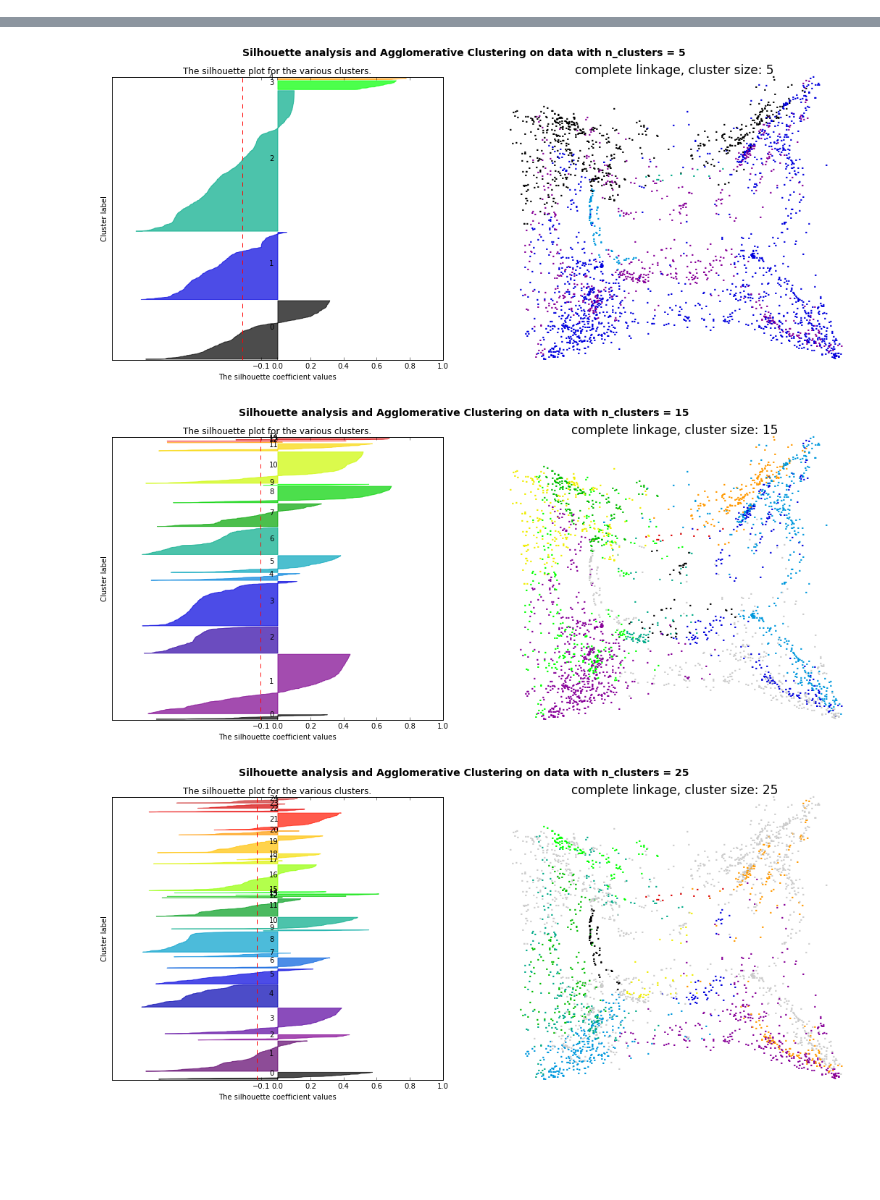
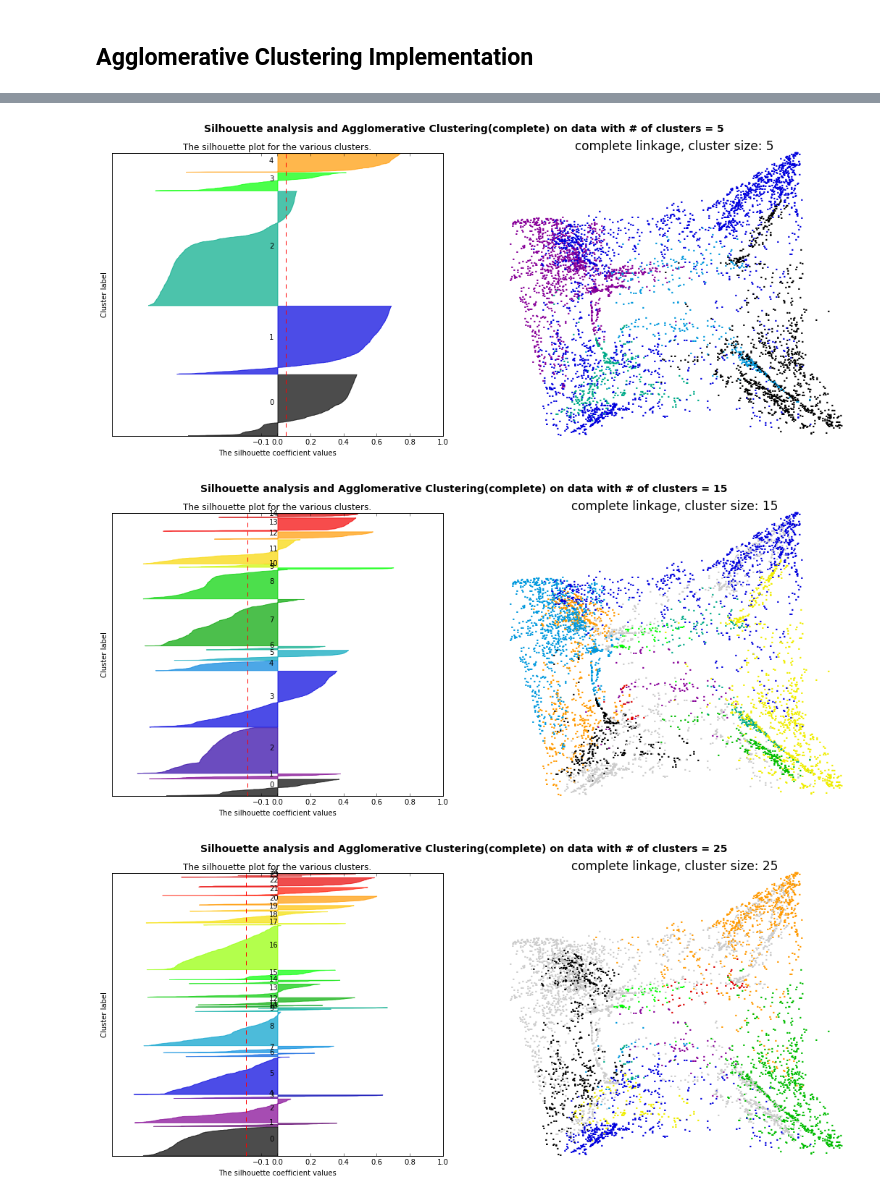
Before and after one commit to mesutgurlek/Arrival-Port-Estimation-for-Maritime-Spatio-Temporal-Streaming-Data, a Jupyter notebook: clustering/Assignment2-Clustering.ipynb, the cells around one changed output, grey strips where cells are left out. Saved outputs shown, nothing was run; the diff lists cells and outputs as text; code cells hidden in the pictures; blank space fills up the shorter version.

Commit message:
CLustering methods implemented

```diff
--- a/clustering/Assignment2-Clustering.ipynb
+++ b/clustering/Assignment2-Clustering.ipynb
@@ -25,14 +31,15 @@ import matplotlib.cm as cm
 # %%
 # Loading the dataset and random sub-sampling
+
 n = 542153 #number of records in file
-s = 5000 #desired sample size
+s = 10000 #desired sample size
 skip = sorted(random.sample(range(1,n), n-s))
 
 dataset_path  = '../Dataset/training_dataset.csv'
 df = read_csv(dataset_path, skiprows=skip)
-print("Before dropping rows with null values, shape: ", df.values.shape)
+print "Before dropping rows with null values, shape: ", df.values.shape
 df = df.dropna(axis=0, how='any')
-print("After dropping rows with null values, shape: ", df.values.shape)
+print "After dropping rows with null values, shape: ", df.values.shape
 
 df.drop('SHIP_ID', axis=1, inplace=True)
 df.drop('SHIPTYPE', axis=1, inplace=True)
@@ -42,7 +49,7 @@ df.drop('REPORTED_DRAUGHT', axis=1, inplace=True)
 df.drop('DEPARTURE_PORT_NAME', axis=1, inplace=True)
 df.drop('TIMESTAMP', axis=1, inplace=True)
 
-print(df.columns)
+print df.columns
 scaled_features = StandardScaler().fit_transform(df.values)
-print("Scaled Features Shape: ", scaled_features.shape)
+print "Scaled Features Shape: ", scaled_features.shape
 # %% [output]
@@ -81,3 +90,5 @@ Done.
+# %% [markdown]
+## Agglomerative Clustering Implementation
 # %%
 # Agglomerative Clustering
 for linkage in ('ward', 'average', 'complete'):
@@ -89,7 +100,7 @@ for linkage in ('ward', 'average', 'complete'):
 
         # Print silhouette score
         silhouette_avg = silhouette_score(scaled_features_red, clustering.labels_)
-        print("silhouette: ", silhouette_avg)
+        print "silhouette average: ", silhouette_avg, " cluster count: ", cluster_size
 
         # Compute the silhouette scores for each sample
         sample_silhouette_values = silhouette_samples(scaled_features_red, clustering.labels_)
@@ -135,12 +146,11 @@ for linkage in ('ward', 'average', 'complete'):
         ax1.set_xticks([-0.1, 0, 0.2, 0.4, 0.6, 0.8, 1])
 
 
-        plt.suptitle(("Silhouette analysis and Agglomerative Clustering on data "
-                      "with n_clusters = %d" % cluster_size),
+        plt.suptitle(("Silhouette analysis and Agglomerative Clustering(%s) on data "
+                      "with # of clusters = %d" % (linkage, cluster_size)),
                      fontsize=14, fontweight='bold')
 
         plot_clustering(scaled_features_red, scaled_features, clustering.labels_, ax2, "%s linkage, cluster size: %d" % (linkage, cluster_size))
-#         plt.show()
 
 plt.show()
 
@@ -175,3 +183,3 @@ complete : 0.25s
-[figure, old version]
+[figure, new version]
-[figure, old version]
+[figure, new version]
-[figure, old version]
+[figure, new version]
```
Also changed, not shown: parts of 13 cells of this notebook.
